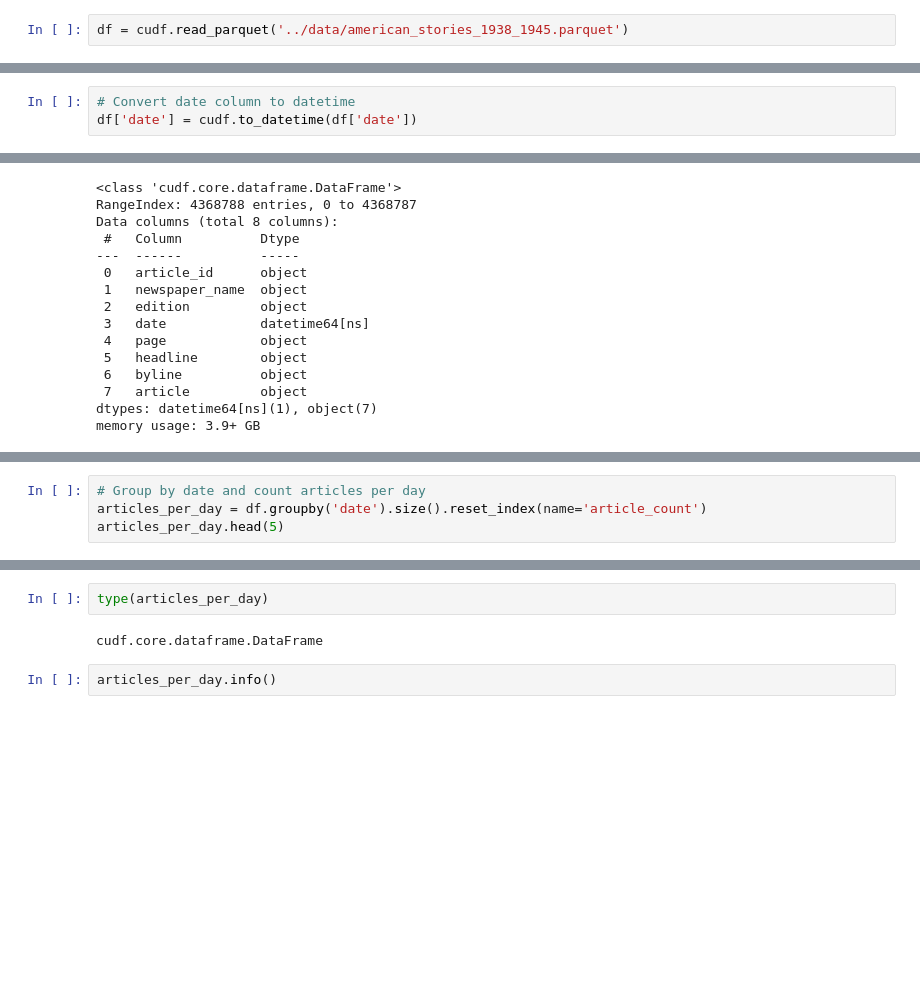
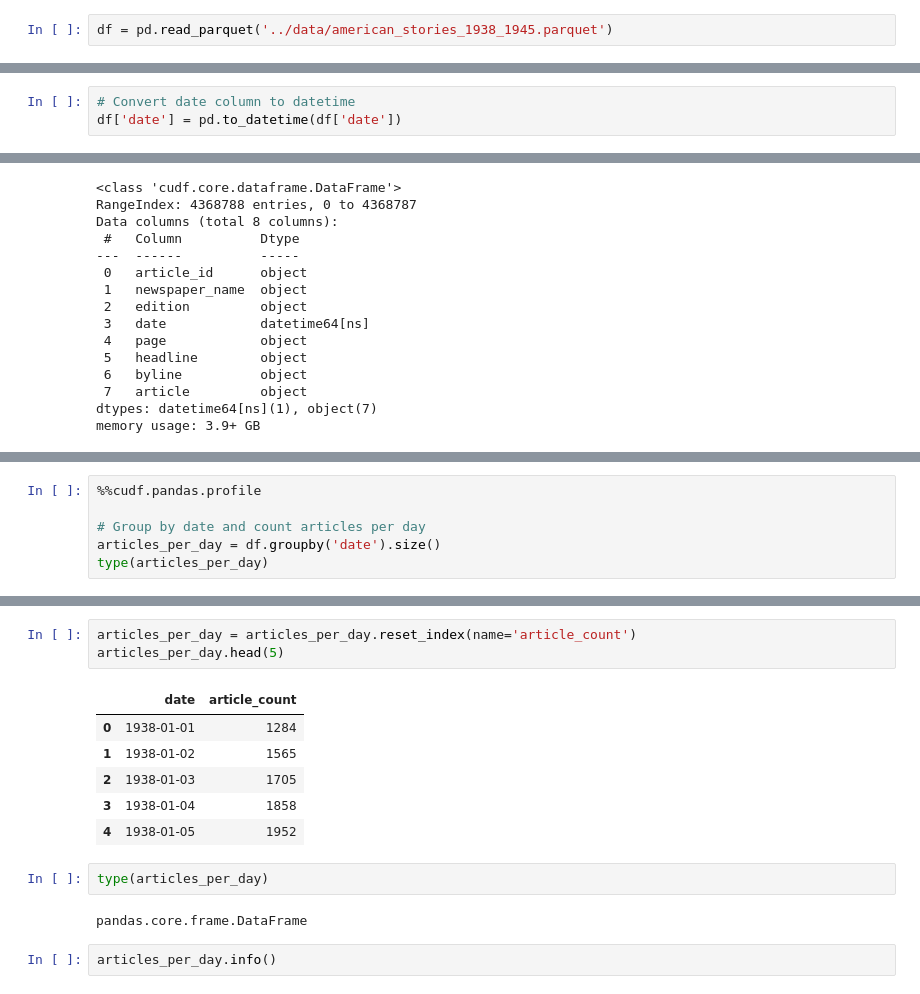
Before and after one commit to wjbmattingly/cuda-python, a Jupyter notebook: notebooks/cudf/06_timeseries.ipynb, the cells around one changed output, grey strips where cells are left out. Drawn from its saved outputs; the diff is of its cells as text; blank space fills up the shorter version.

Commit message:
updated to pandas

```diff
--- a/notebooks/cudf/06_timeseries.ipynb
+++ b/notebooks/cudf/06_timeseries.ipynb
@@ -3,5 +5,5 @@ import cudf
 # %%
-df = cudf.read_parquet('../data/american_stories_1938_1945.parquet')
+df = pd.read_parquet('../data/american_stories_1938_1945.parquet')
 # %%
 !nvidia-smi
 # %% [output]
@@ -42,7 +44,7 @@ dtypes: object(8)
 memory usage: 3.9+ GB
 # %%
 # Convert date column to datetime
-df['date'] = cudf.to_datetime(df['date'])
+df['date'] = pd.to_datetime(df['date'])
 # %%
 df.info()
 # %% [output]
@@ -64,5 +82,7 @@ memory usage: 3.9+ GB
 # %%
+%%cudf.pandas.profile
+
 # Group by date and count articles per day
-articles_per_day = df.groupby('date').size().reset_index(name='article_count')
-articles_per_day.head(5)
+articles_per_day = df.groupby('date').size()
+type(articles_per_day)
 # %% [output]
@@ -75,7 +102,17 @@ articles_per_day.head(5)
+# %%
+articles_per_day = articles_per_day.reset_index(name='article_count')
+articles_per_day.head(5)
+# %% [output]
+|  | date | article_count |
+| 0 | 1938-01-01 | 1284 |
+| 1 | 1938-01-02 | 1565 |
+| 2 | 1938-01-03 | 1705 |
+| 3 | 1938-01-04 | 1858 |
+| 4 | 1938-01-05 | 1952 |
 # %%
 type(articles_per_day)
 # %% [output]
-cudf.core.dataframe.DataFrame
+pandas.core.frame.DataFrame
 # %%
 articles_per_day.info()
 # %% [output]
```
Also changed, not shown: parts of 9 cells of this notebook, 4 other files.
